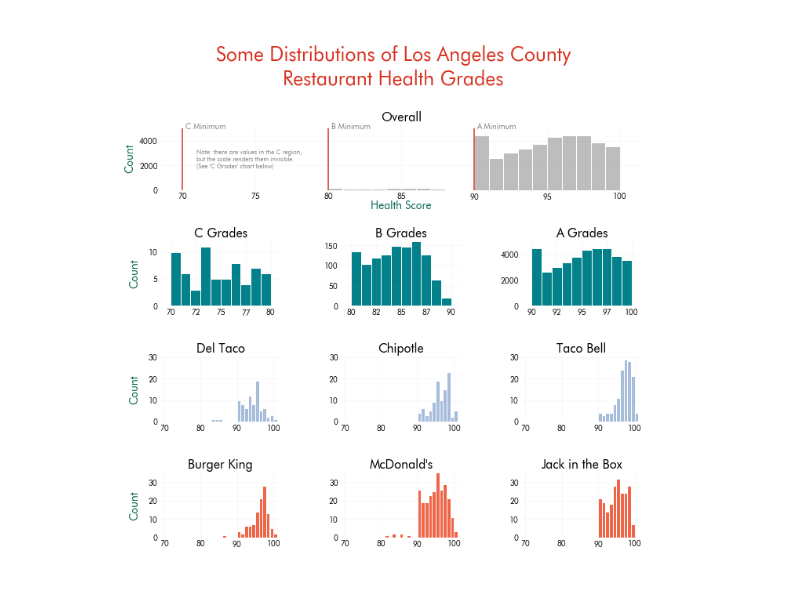
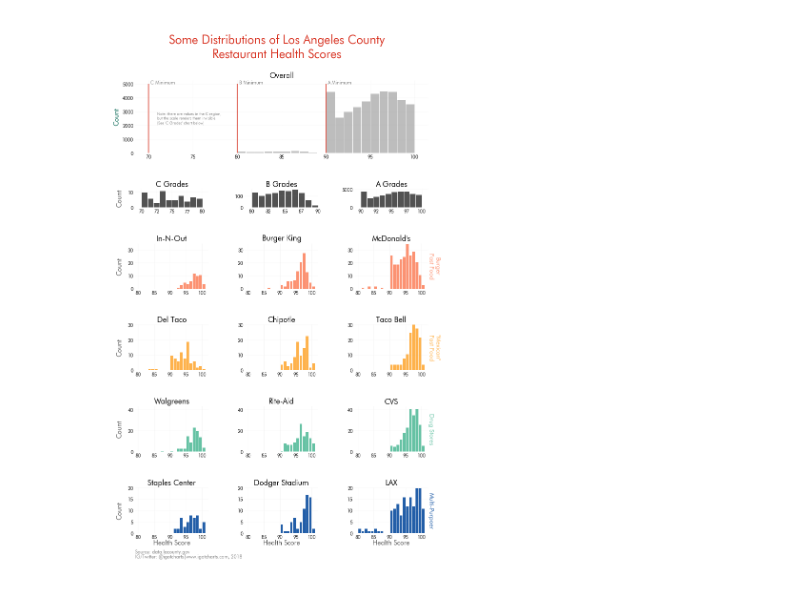
Before and after one commit to igotcharts/charts_and_more_charts, a Jupyter notebook: notebooks/LA_County_Health.ipynb, the cells around one changed output. Saved outputs shown, nothing was run; the diff lists cells and outputs as text; code cells hidden in the pictures.

Commit message:
semi final chart

```diff
--- a/notebooks/LA_County_Health.ipynb
+++ b/notebooks/LA_County_Health.ipynb
@@ -41,9 +63,14 @@ def string_search_plots(restaurant,rows,columns,left_pos,top_pos,width,height,xm
 # %%
 #code naming
 
+health_grades.loc[health_grades['FACILITY ADDRESS'].str.contains('WORLD WAY'),'GENERAL CATEGORY']='LAX'
+health_grades.loc[health_grades['FACILITY ADDRESS'].str.contains('VIN SCULLY'),'GENERAL CATEGORY']='DODGER STADIUM'
+health_grades.loc[health_grades['FACILITY ADDRESS'].isin(['1111 FIGUEROA ST','1111 S FIGUEROA ST']),'GENERAL CATEGORY']='STAPLES CENTER'
+
 health_grades.loc[health_grades['PROGRAM NAME'].str.contains(str.upper('Burger King')),'Code Name']='Burger King'
 health_grades.loc[health_grades['PROGRAM NAME'].str.contains(str.upper('|'.join(['McDonalds','McDonald\'s']))),'Code Name']='McDonald\'s'
-health_grades.loc[health_grades['PROGRAM NAME'].str.contains(str.upper('Jack in the Box')),'Code Name']='Jack in the Box'
+#health_grades.loc[health_grades['PROGRAM NAME'].str.contains(str.upper('Jack in the Box')),'Code Name']='Jack in the Box'
+health_grades.loc[health_grades['PROGRAM NAME'].str.contains(str.upper('|'.join(['IN-N-OUT','IN N OUT','IN AND OUT BURGER']))),'Code Name']='In-N-Out'
 
 
 health_grades.loc[health_grades['PROGRAM NAME'].str.contains(str.upper('Taco Bell')),'Code Name']='Taco Bell'
@@ -51,5 +78,13 @@ health_grades.loc[health_grades['PROGRAM NAME'].str.contains(str.upper('Del Taco
 health_grades.loc[health_grades['PROGRAM NAME'].str.contains(str.upper('Chipotle')),'Code Name']='Chipotle'
 
 health_grades.loc[health_grades['PROGRAM NAME'].str.contains('CVS'),'Code Name']='CVS'
+health_grades.loc[health_grades['PROGRAM NAME'].str.contains(str.upper('|'.join(['Walgreens','Walgreen\'s']))),'Code Name']='Walgreens'
+health_grades.loc[health_grades['PROGRAM NAME'].str.contains(str.upper('|'.join(['Rite-Aid','RiteAid','Rite Aid']))),'Code Name']='Rite-Aid'
+
+health_grades.loc[health_grades['PROGRAM NAME'].str.contains('PIZZA HUT'),'Code Name']='Pizza Hut'
+
+health_grades.loc[health_grades['PROGRAM NAME'].str.contains(str.upper('|'.join(['Papa John','Papa John\'s',
+                                                                                 'Papa Johns','Papa Johns\'']))),'Code Name']='Papa John\'s'
+
+health_grades.loc[health_grades['PROGRAM NAME'].str.contains(str.upper('|'.join(['DOMINOS',
+                                                                                  'DOMINO\'S','DOMINOS\'']))),'Code Name']='Domino\'s'
-# %%
-health_grades.loc[health_grades['PROGRAM NAME'].str.contains('CVS'),'Code Name']='CVS'
@@ -79,49 +108,67 @@ health_grades.pivot_table('PROGRAM STATUS',index='SCORE',columns='Code Name',agg
 # %%
-fig = plt.figure(figsize=(11,11))
-fig.suptitle('Some Distributions of Los Angeles County\nRestaurant Health Grades',fontsize=25,color='#d7301f')
-plt.subplots_adjust(top=.85)
-rows=12
+fig = plt.figure(figsize=(11,17))
+fig.suptitle('Some Distributions of Los Angeles County\nRestaurant Health Scores',fontsize=25,color='#d7301f')
+plt.subplots_adjust(top=.9)
+rows=17
 columns=3
 main_color='#bdbdbd'
 
-ax = plt.subplot2grid((rows,columns), (0,0), colspan=columns,rowspan=2)
+
+ax = plt.subplot2grid((rows,columns), (0,0), colspan=columns,rowspan=3)
 hist =  plt.hist(health_grades['SCORE'],bins=[70+x for x in range(31)],edgecolor='white',facecolor=main_color)
 ax.set_title('Overall',fontsize=16)
 ax.set_ylabel('Count',fontsize=14,color='#016450',labelpad=5)
-ax.set_xlabel('Health Score',fontsize=14,color='#016450',labelpad=0)
 ax.vlines(x=90,ymin=0,ymax=5000,colors='#d7301f')
 ax.vlines(x=80,ymin=0,ymax=5000,colors='#d7301f')
 ax.vlines(x=70,ymin=0,ymax=5000,colors='#d7301f')
 ax.text(70.2,5000,'C Minimum',alpha=.5)
 ax.text(80.2,5000,'B Minimum',alpha=.5)
 ax.text(90.2,5000,'A Minimum',alpha=.5)
 ax.text(71,2500,'Note: there are values in the C region,\nbut the scale renders them invisible.\n(See \'C Grades\' chart below)',
         alpha=.5,va='center',fontsize=8)
 
 
-string_search_plots('C',rows=rows,columns=columns,left_pos=0,top_pos=3,width=1,height=2,ylabels=True,
-                    field='GRADE',xmin=69,xmax=81,ymax=12,multiplier=1,start=70,bin_range=11,title='C Grades')
 
-string_search_plots('B',rows=rows,columns=columns,left_pos=1,top_pos=3,width=1,height=2,
-                    field='GRADE',xmin=79,xmax=91,ymax=160,multiplier=1,start=80,bin_range=11,title='B Grades')
+c_grades = rest_plots(top_pos=4,group='C',ymax=12,xmin=69,height=1,xmax=81,facecolor='#525252',field='GRADE',rows=rows,columns=columns)
+c_grades.string_search_plots('C',left_pos=0,ylabels=True,multiplier=1,bin_range=11,title='C Grades')
 
-string_search_plots('A',rows=rows,columns=columns,left_pos=2,top_pos=3,width=1,height=2,
-                    field='GRADE',xmin=89,xmax=101,ymax=5000,multiplier=1,start=90,bin_range=11,title='A Grades')
+b_grades = rest_plots(top_pos=4,group='B',ymax=160,xmin=79,height=1,xmax=90,facecolor='#525252',field='GRADE',rows=rows,columns=columns)
+b_grades.string_search_plots('B',left_pos=1,multiplier=1,bin_range=11,title='B Grades')
+
+a_grades = rest_plots(top_pos=4,group='C',ymax=5000,xmin=89,height=1,xmax=101,facecolor='#525252',field='GRADE',rows=rows,columns=columns)
+a_grades.string_search_plots('A',left_pos=2,multiplier=1,bin_range=11,title='A Grades')
 
 
-taco_color = '#a6bddb'
+tacos = rest_plots(facecolor='#feb24c',top_pos=9,group='"Mexican"\nFast Food',ymax=30,rows=rows,columns=columns)
+tacos.string_search_plots('Del Taco',left_pos=0,ylabels=True)
+tacos.string_search_plots('Chipotle',left_pos=1)
+tacos.string_search_plots('Taco Bell',left_pos=2,tag=True)
 
-string_search_plots('Del Taco',rows=rows,columns=columns,left_pos=0,top_pos=6,width=1,height=2,ymax=30,ylabels=True,facecolor=taco_color)
-string_search_plots('Chipotle',rows=rows,columns=columns,left_pos=1,top_pos=6,width=1,height=2,ymax=30,facecolor=taco_color)
-string_search_plots('Taco Bell',rows=rows,columns=columns,left_pos=2,top_pos=6,width=1,height=2,ymax=30,facecolor=taco_color)
 
-#string_search_plots('Taco Bell',plot_layout=323)
-#string_search_plots('Del Taco',plot_layout=324)
-#string_search_plots('Jack in the Box',plot_layout=325)
+burgers = rest_plots(facecolor='#fc9272',top_pos=6,group='Burger\nFast Food',ymax=35,rows=rows,columns=columns)
+burgers.string_search_plots('In-N-Out',left_pos=0,ylabels=True)
+burgers.string_search_plots('Burger King',left_pos=1)
+burgers.string_search_plots('McDonald\'s',left_pos=2,tag=True)
 
-burger_color = '#ef6548'
-string_search_plots('Burger King',rows=rows,columns=columns,left_pos=0,top_pos=9,width=1,height=2,ymax=35,ylabels=True,facecolor=burger_color)
-string_search_plots('McDonald\'s',rows=rows,columns=columns,left_pos=1,top_pos=9,width=1,height=2,ymax=35,facecolor=burger_color)
-string_search_plots('Jack in the Box',rows=rows,columns=columns,left_pos=2,top_pos=9,width=1,height=2,ymax=35,facecolor=burger_color)
+#pizza = rest_plots(facecolor='#b30000',top_pos=13,group='Pizza\nFast Food',ymax=35,rows=rows,columns=columns)
+#pizza.string_search_plots('Papa John\'s',left_pos=0,ylabels=True)
+#pizza.string_search_plots('Domino\'s',left_pos=1)
+#pizza.string_search_plots('Pizza Hut',left_pos=2,tag=True)
+
+drugs = rest_plots(facecolor='#66c2a4',top_pos=12,group='Drug Stores',ymax=43,rows=rows,columns=columns)
+drugs.string_search_plots('Walgreens',left_pos=0,ylabels=True)
+drugs.string_search_plots('Rite-Aid',left_pos=1)
+drugs.string_search_plots('CVS',left_pos=2,tag=True)
+
+multi_place = rest_plots(facecolor='#225ea8',top_pos=15,group='Multi-Purpoer',ymax=20,rows=rows,columns=columns,field='GENERAL CATEGORY')
+
+ax=multi_place.string_search_plots('STAPLES CENTER',left_pos=0,title='Staples Center',ylabels=True,xlabels=True)
+multi_place.string_search_plots('DODGER STADIUM',left_pos=1,title='Dodger Stadium',xlabels=True)
+multi_place.string_search_plots('LAX',left_pos=2,tag=True,xlabels=True)
+
+ax.text(0,-.45,'Source: data.lacounty.gov',transform=ax.transAxes,alpha=.5)
+ax.text(0,-.55,'IG/Twitter: @igotcharts|www.igotcharts.com, 2018',transform=ax.transAxes,alpha=.5)
+os.chdir(outputs)
+charts_function_list.chart_save('LA_county_health',dpi=150)
 # %% [output]
-[figure, old version]
+[figure, new version]
```
Also changed, not shown: parts of 6 cells of this notebook, 1 other file.
